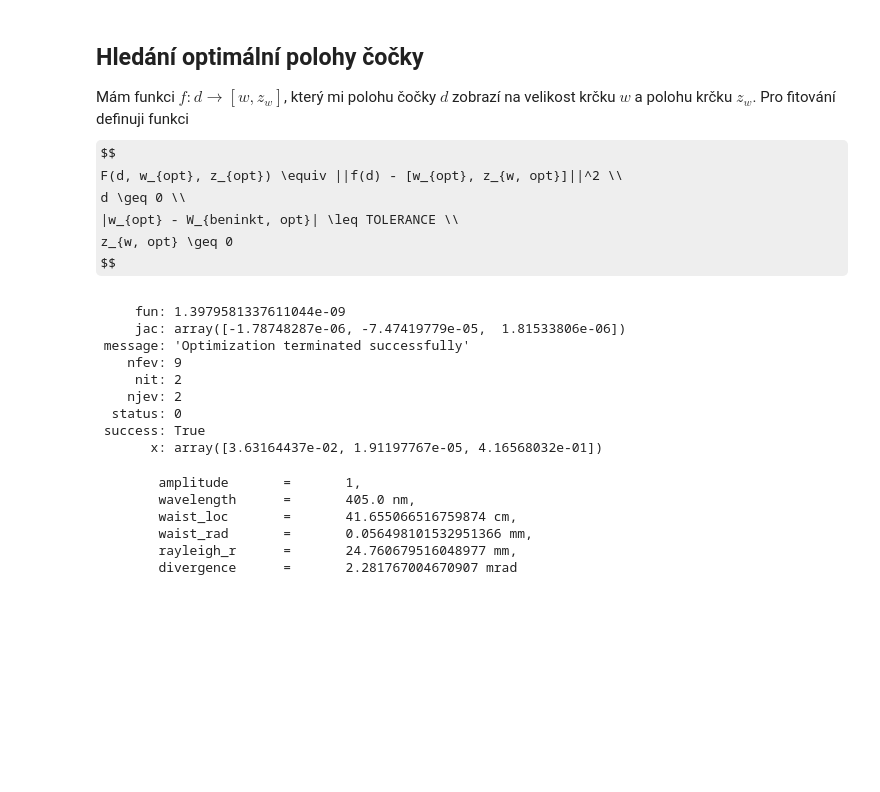
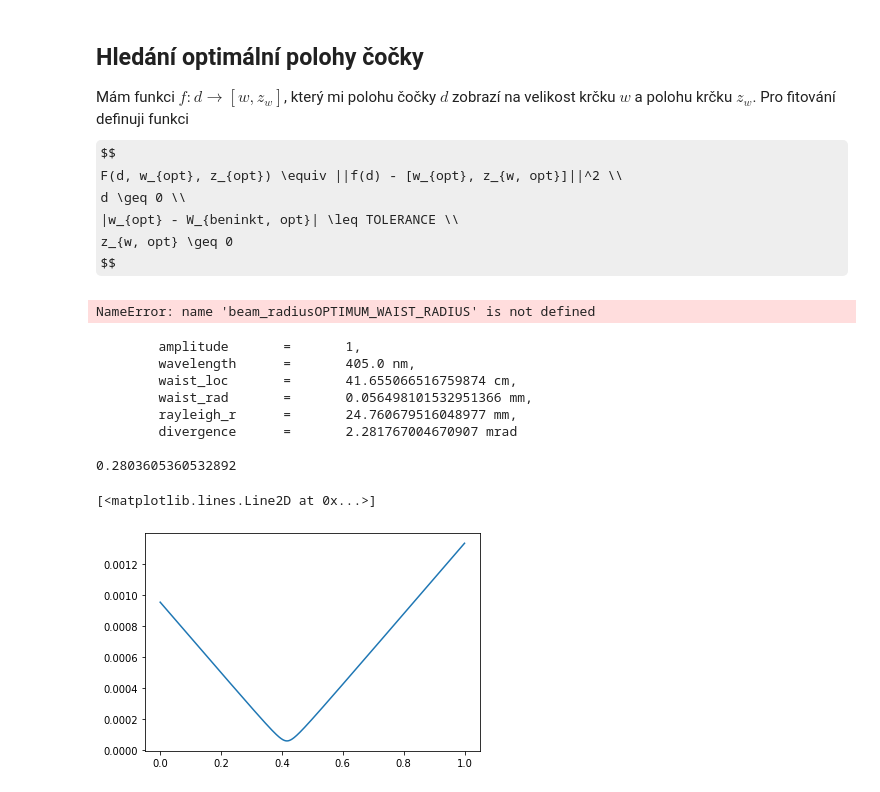
Before and after one commit to david-tomecek-fjfi/dp-beam-scan-knife-edge, a Jupyter notebook: knife_edge.ipynb, the cells around one changed output. Saved outputs shown, nothing was run; the diff lists cells and outputs as text; code cells hidden in the pictures; some formulas as TeX source; blank space fills up the shorter version.

```diff
--- a/knife_edge.ipynb
+++ b/knife_edge.ipynb
@@ -150,7 +150,7 @@ def fit_function(d: float, f: float, gb: GaussianBeam) -> float:
     return np.array([output.waist_radius, output.waist_location])
 
 
-fit_func = lambda params: np.linalg.norm(fit_function(params[0], 400e-3, gb) - np.array([params[1], params[2]]))**2
+fit_func = lambda params: np.linalg.norm(fit_function(params[0], 400e-3, gb) - np.array([OPTIMUM_WAIST_RADIUS, params[1]]))**2
 
 from scipy.optimize import minimize
 cons = ({
@@ -159,45 +159,44 @@ cons = ({
 },
 {
     'type': 'ineq',
-    'fun': lambda params: 5e-6 - abs(params[1] - OPTIMUM_WAIST_RADIUS)
-},
-{
-    'type': 'ineq',
-    'fun': lambda params: params[2]
+    'fun': lambda params: params[1]
 })
 
 
 
-result = minimize(fit_func, [5e-2,OPTIMUM_WAIST_RADIUS, 40e-2], constraints=cons)
+result = minimize(fit_func, [5e-2, 40e-2], constraints=cons)
 print(result)
 # %% [output]
-     fun: 1.3979581337611044e-09
-     jac: array([-1.78748287e-06, -7.47419779e-05,  1.81533806e-06])
- message: 'Optimization terminated successfully'
-    nfev: 9
-     nit: 2
-    njev: 2
-  status: 0
- success: True
-       x: array([3.63164437e-02, 1.91197767e-05, 4.16568032e-01])
+NameError: name 'beam_radiusOPTIMUM_WAIST_RADIUS' is not defined
 # %%
 f = 400e-3
 d = 3.63e-2
 
 op = OpticalPath()
 op.append(FreeSpace(d))
 op.append(ThinLens(f))
 output = op.propagate(gb)
 print(output)
 
+KP = 22348346.921223056
+
+print(20e-3 / (KP * output.waist_radius**2))
+
+
 z = np.linspace(0, 1, 1000)
 w = output.beam_radius(z)
 
+
+
 plt.plot(z, w)
 # %% [output]
         amplitude       =       1,
         wavelength      =       405.0 nm,
         waist_loc       =       41.655066516759874 cm,
         waist_rad       =       0.056498101532951366 mm,
         rayleigh_r      =       24.760679516048977 mm,
         divergence      =       2.281767004670907 mrad
+
+0.2803605360532892
+[<matplotlib.lines.Line2D at 0x...>]
+[figure, added]
```
Also changed, not shown: 1 other file.
